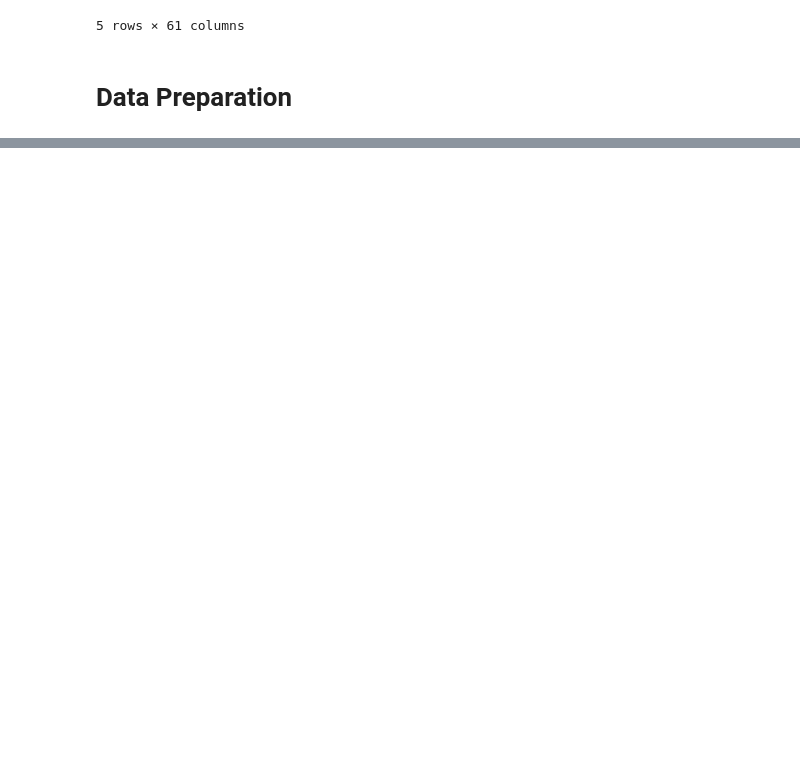
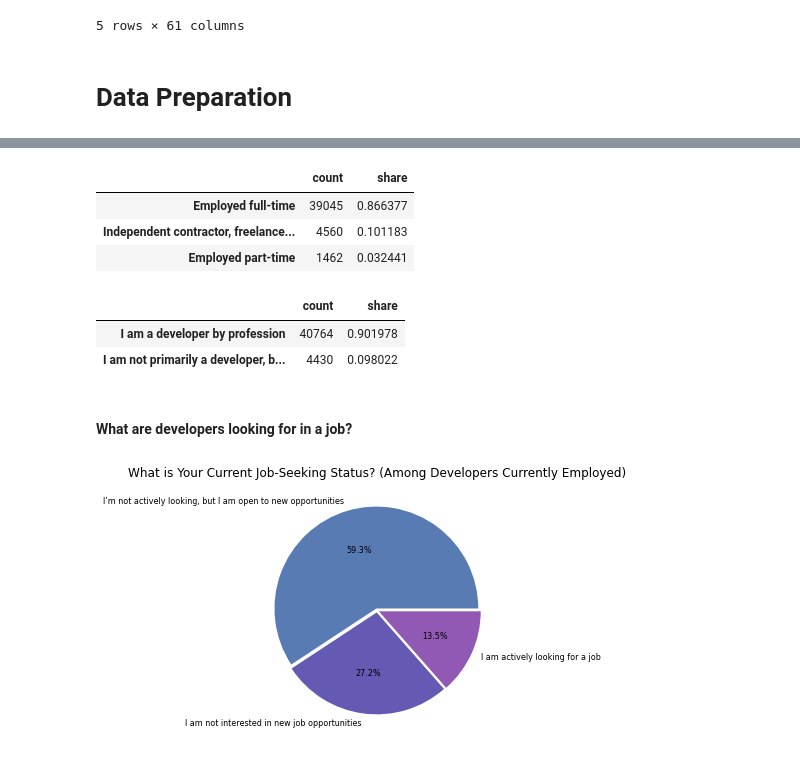
Before and after one commit to Andrea-Schulz/datascience, a Jupyter notebook: Project_1.ipynb, the cells around one changed output, grey strips where cells are left out. Drawn from its saved outputs; the diff is of its cells as text; code cells hidden in the pictures; blank space fills up the shorter version.

```diff
--- a/Project_1.ipynb
+++ b/Project_1.ipynb
@@ -182,0 +270,25 @@ happy_index = ['Very satisfied',
+# %%
+#### which group of developers remain among participants if we exclude NaNs from "Job Satisfaction"?
+# Only those who are currently employed!
+feature_overview(df, 'Employment', dropna=True)
+# %% [output]
+|  | count | share |
+| Employed full-time | 39045 | 0.866377 |
+| Independent contractor, freelance... | 4560 | 0.101183 |
+| Employed part-time | 1462 | 0.032441 |
+# %%
+#### What type of job do they have?
+feature_overview(df, 'MainBranch', dropna=True)
+# %% [output]
+|  | count | share |
+| I am a developer by profession | 40764 | 0.901978 |
+| I am not primarily a developer, b... | 4430 | 0.098022 |
+# %% [markdown]
+#### What are developers looking for in a job?
+# %%
+#### Although developers are mostly satisfied - are they open to new job opportunities in general?
+seek = feature_overview(df, 'JobSeek', dropna=True)
+# plot
+seek_pie, seek_ax = pie_chart(seek, 'share', title=f'What is Your Current Job-Seeking Status? (Among Developers Currently Employed)', filename='job_seek_pie', colors=['#597BB3', '#6459B3', '#9159B3'])
+# %% [output]
+[figure, added]
```
Also changed, not shown: parts of 19 cells of this notebook, 1 other file.
